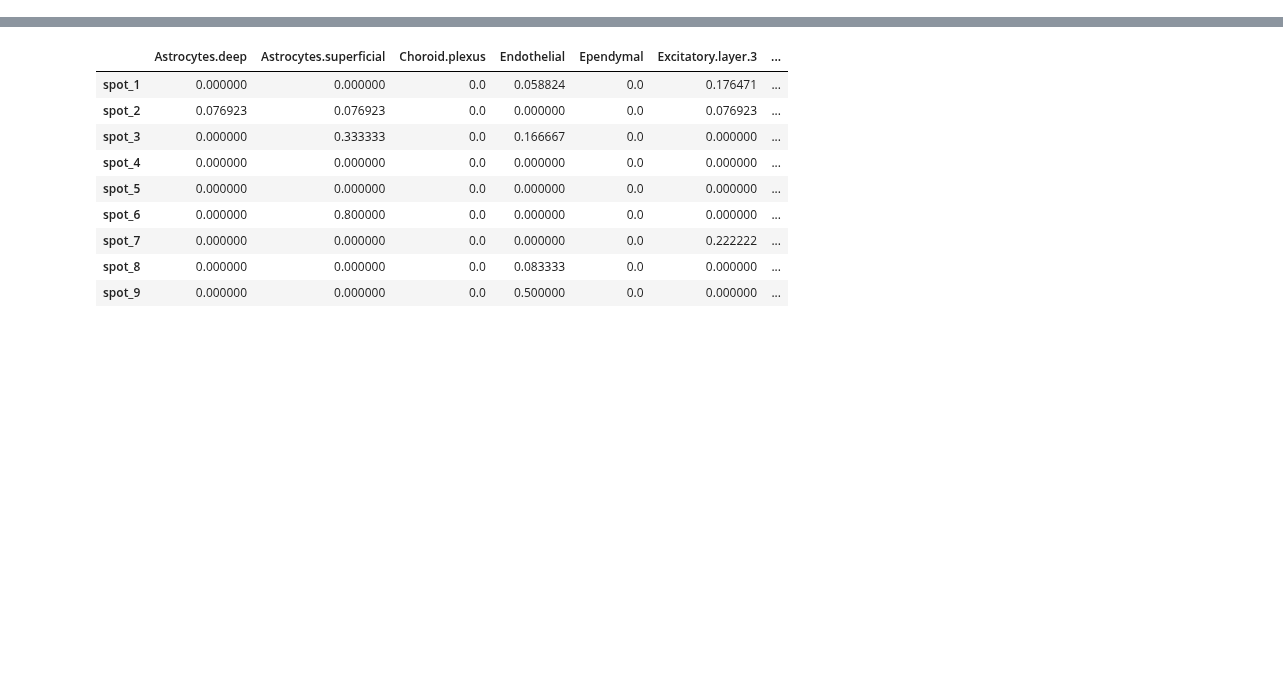
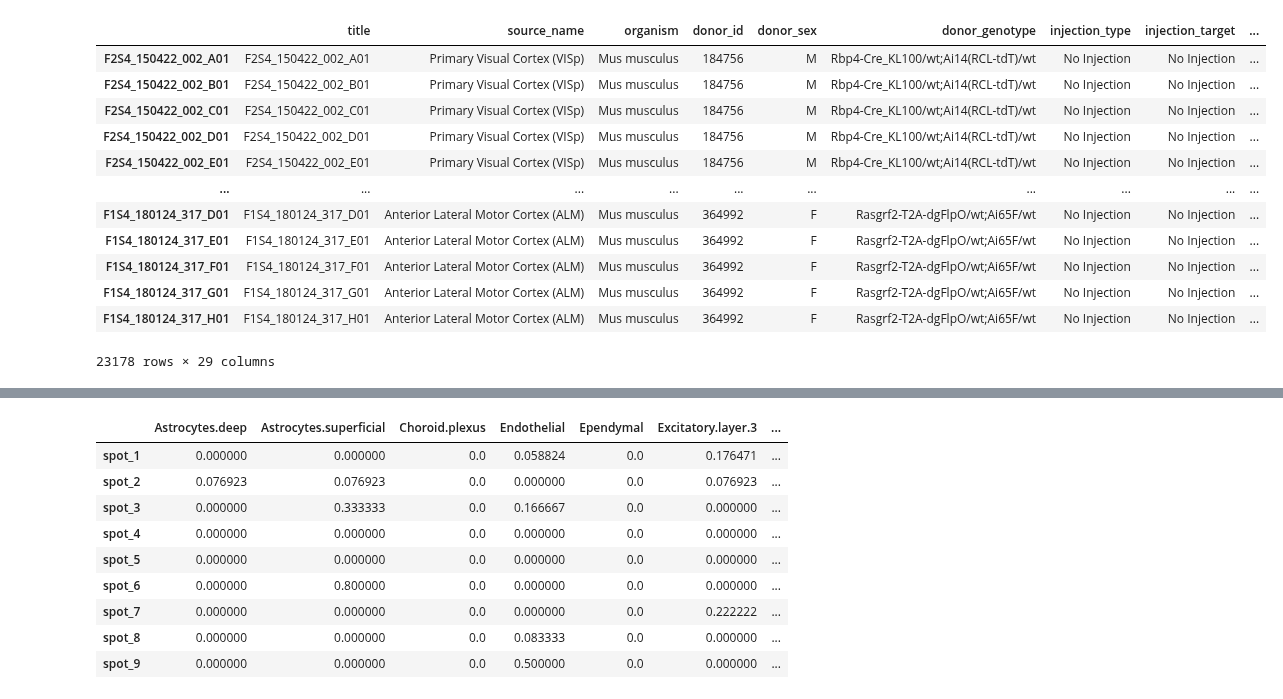
Before and after one commit to williamrobotma/AGrEDA, a Jupyter notebook: scratch.ipynb, the cells around one changed output, grey strips where cells are left out. Cells and saved outputs as stored; diff of their text form; code cells hidden in the pictures; blank space fills up the shorter version.

```diff
--- a/scratch.ipynb
+++ b/scratch.ipynb
@@ -10,0 +42,2 @@ from src.da_utils.data_processing import qc_sc
+# %%
+adata = sc.read_h5ad("data/mouse_cortex/sc_adata/GSE115746.h5ad")
@@ -10,0 +159,16 @@ from src.da_utils.data_processing import qc_sc
+# %%
+adata.obs
+# %% [output]
+|  | title | source_name | organism | donor_id | donor_sex | donor_genotype | injection_type | injection_target | ... |
+| F2S4_150422_002_A01 | F2S4_150422_002_A01 | Primary Visual Cortex (VISp) | Mus musculus | 184756 | M | Rbp4-Cre_KL100/wt;Ai14(RCL-tdT)/wt | No Injection | No Injection | ... |
+| F2S4_150422_002_B01 | F2S4_150422_002_B01 | Primary Visual Cortex (VISp) | Mus musculus | 184756 | M | Rbp4-Cre_KL100/wt;Ai14(RCL-tdT)/wt | No Injection | No Injection | ... |
+| F2S4_150422_002_C01 | F2S4_150422_002_C01 | Primary Visual Cortex (VISp) | Mus musculus | 184756 | M | Rbp4-Cre_KL100/wt;Ai14(RCL-tdT)/wt | No Injection | No Injection | ... |
+| F2S4_150422_002_D01 | F2S4_150422_002_D01 | Primary Visual Cortex (VISp) | Mus musculus | 184756 | M | Rbp4-Cre_KL100/wt;Ai14(RCL-tdT)/wt | No Injection | No Injection | ... |
+| F2S4_150422_002_E01 | F2S4_150422_002_E01 | Primary Visual Cortex (VISp) | Mus musculus | 184756 | M | Rbp4-Cre_KL100/wt;Ai14(RCL-tdT)/wt | No Injection | No Injection | ... |
+| ... | ... | ... | ... | ... | ... | ... | ... | ... | ... |
+| F1S4_180124_317_D01 | F1S4_180124_317_D01 | Anterior Lateral Motor Cortex (ALM) | Mus musculus | 364992 | F | Rasgrf2-T2A-dgFlpO/wt;Ai65F/wt | No Injection | No Injection | ... |
+| F1S4_180124_317_E01 | F1S4_180124_317_E01 | Anterior Lateral Motor Cortex (ALM) | Mus musculus | 364992 | F | Rasgrf2-T2A-dgFlpO/wt;Ai65F/wt | No Injection | No Injection | ... |
+| F1S4_180124_317_F01 | F1S4_180124_317_F01 | Anterior Lateral Motor Cortex (ALM) | Mus musculus | 364992 | F | Rasgrf2-T2A-dgFlpO/wt;Ai65F/wt | No Injection | No Injection | ... |
+| F1S4_180124_317_G01 | F1S4_180124_317_G01 | Anterior Lateral Motor Cortex (ALM) | Mus musculus | 364992 | F | Rasgrf2-T2A-dgFlpO/wt;Ai65F/wt | No Injection | No Injection | ... |
+| F1S4_180124_317_H01 | F1S4_180124_317_H01 | Anterior Lateral Motor Cortex (ALM) | Mus musculus | 364992 | F | Rasgrf2-T2A-dgFlpO/wt;Ai65F/wt | No Injection | No Injection | ... |
+23178 rows × 29 columns
```
Also changed, not shown: parts of 15 cells of this notebook, 29 other files.
